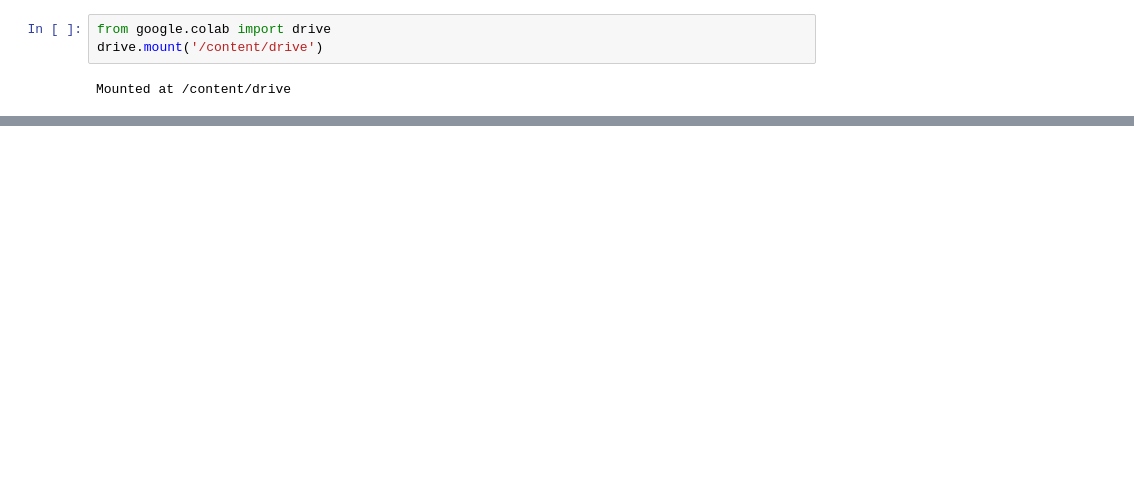
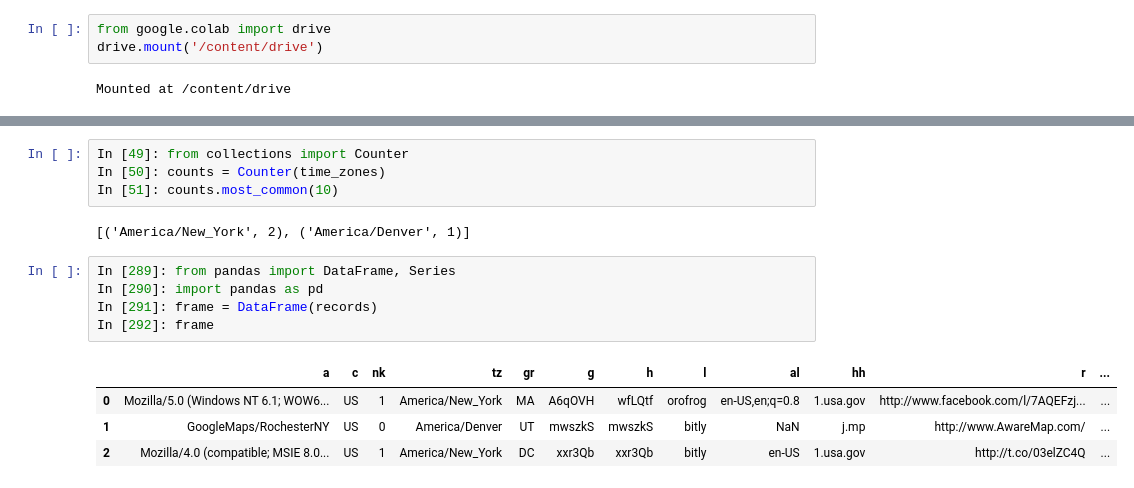
Before and after one commit to Denisse0306/PRUEBA, a Jupyter notebook: Laboratorio_4_Denisse_Lucia_Vazquez_Pelcastre.ipynb, the cells around one changed output, grey strips where cells are left out. Cells and saved outputs as stored; diff of their text form; blank space fills up the shorter version.

```diff
--- a/Laboratorio_4_Denisse_Lucia_Vazquez_Pelcastre.ipynb
+++ b/Laboratorio_4_Denisse_Lucia_Vazquez_Pelcastre.ipynb
@@ -48,0 +51,16 @@ u'']
+# %%
+In [49]: from collections import Counter
+In [50]: counts = Counter(time_zones)
+In [51]: counts.most_common(10)
+# %% [output]
+[('America/New_York', 2), ('America/Denver', 1)]
+# %%
+In [289]: from pandas import DataFrame, Series
+In [290]: import pandas as pd
+In [291]: frame = DataFrame(records)
+In [292]: frame
+# %% [output]
+|  | a | c | nk | tz | gr | g | h | l | al | hh | r | ... |
+| 0 | Mozilla/5.0 (Windows NT 6.1; WOW6... | US | 1 | America/New_York | MA | A6qOVH | wfLQtf | orofrog | en-US,en;q=0.8 | 1.usa.gov | http://www.facebook.com/l/7AQEFzj... | ... |
+| 1 | GoogleMaps/RochesterNY | US | 0 | America/Denver | UT | mwszkS | mwszkS | bitly | NaN | j.mp | http://www.AwareMap.com/ | ... |
+| 2 | Mozilla/4.0 (compatible; MSIE 8.0... | US | 1 | America/New_York | DC | xxr3Qb | xxr3Qb | bitly | en-US | 1.usa.gov | http://t.co/03elZC4Q | ... |
```
Also changed, not shown: parts of 14 cells of this notebook.
